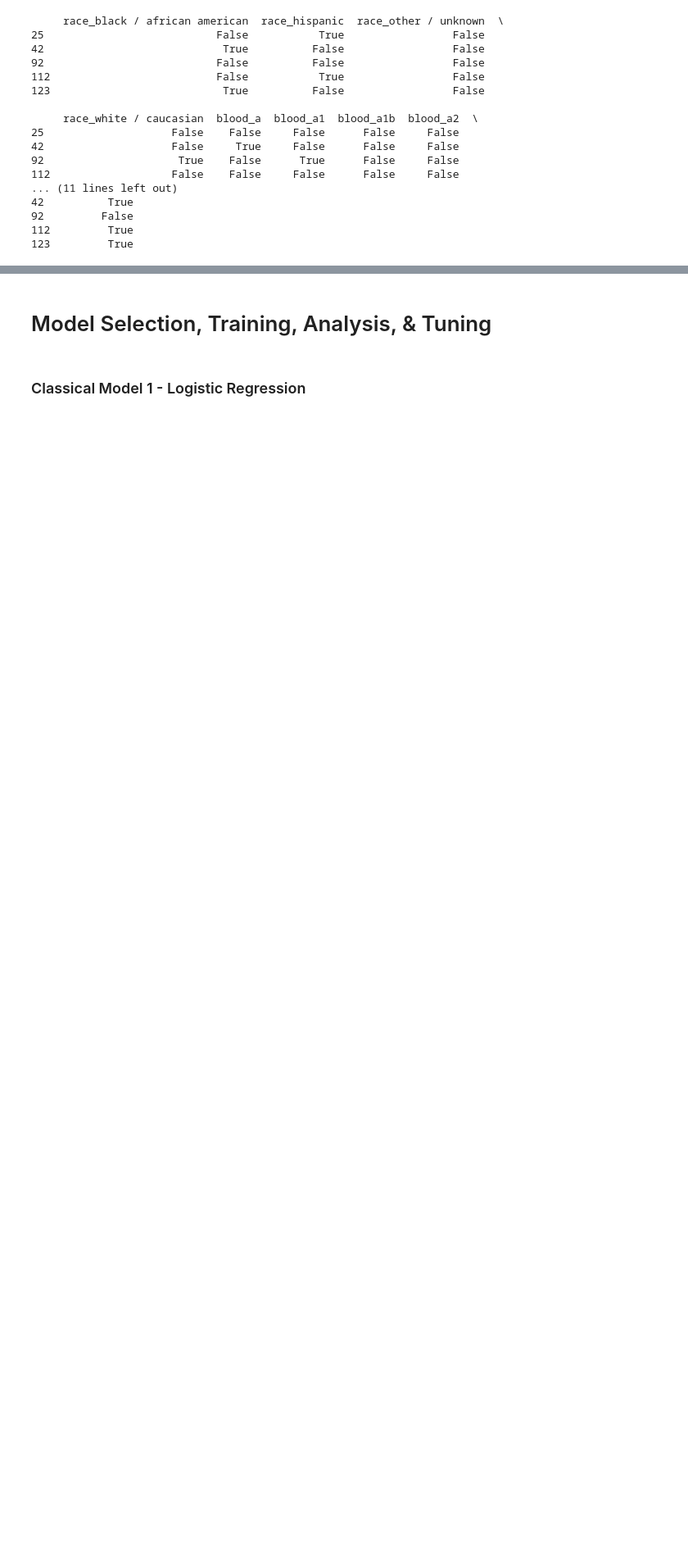
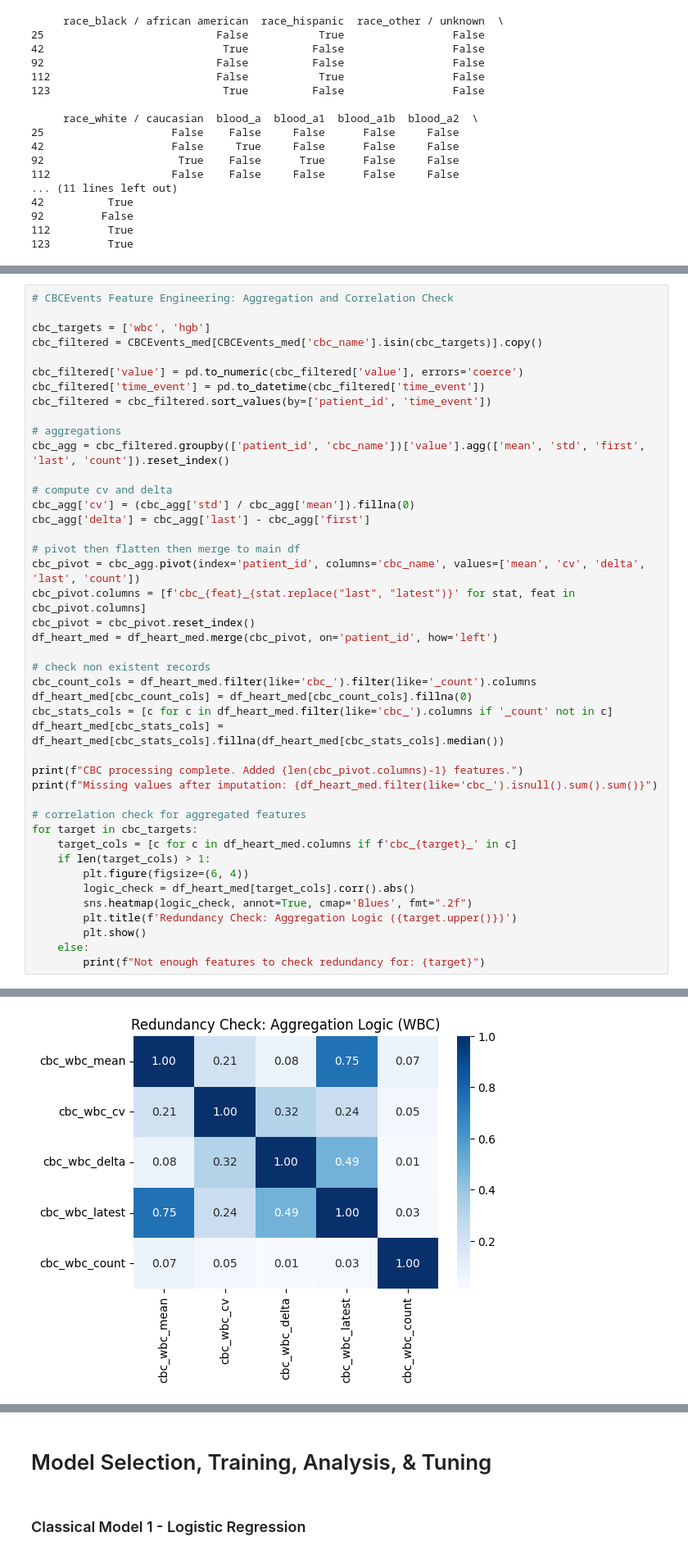
Before and after one commit to lonebono/STINTSY-MCO, a Jupyter notebook: STINTSY-MCO-Group 9.ipynb, the cells around one changed output, grey strips where cells are left out. Shown at 82% size. Cells and saved outputs as stored; diff of their text form; blank space fills up the shorter version.

```diff
--- a/STINTSY-MCO-Group 9.ipynb
+++ b/STINTSY-MCO-Group 9.ipynb
@@ -984,0 +1102,44 @@ print(df_heart_med.filter(regex='^(circ_|mech_)').head())
+# %%
+# CBCEvents Feature Engineering: Aggregation and Correlation Check
+
+cbc_targets = ['wbc', 'hgb']
+cbc_filtered = CBCEvents_med[CBCEvents_med['cbc_name'].isin(cbc_targets)].copy()
+
+cbc_filtered['value'] = pd.to_numeric(cbc_filtered['value'], errors='coerce')
+cbc_filtered['time_event'] = pd.to_datetime(cbc_filtered['time_event'])
+cbc_filtered = cbc_filtered.sort_values(by=['patient_id', 'time_event'])
+
+# aggregations
+cbc_agg = cbc_filtered.groupby(['patient_id', 'cbc_name'])['value'].agg(['mean', 'std', 'first', 'last', 'count']).reset_index()
+
+# compute cv and delta
+cbc_agg['cv'] = (cbc_agg['std'] / cbc_agg['mean']).fillna(0)
+cbc_agg['delta'] = cbc_agg['last'] - cbc_agg['first']
+
+# pivot then flatten then merge to main df
+cbc_pivot = cbc_agg.pivot(index='patient_id', columns='cbc_name', values=['mean', 'cv', 'delta', 'last', 'count'])
+cbc_pivot.columns = [f'cbc_{feat}_{stat.replace("last", "latest")}' for stat, feat in cbc_pivot.columns]
+cbc_pivot = cbc_pivot.reset_index()
+df_heart_med = df_heart_med.merge(cbc_pivot, on='patient_id', how='left')
+
+# check non existent records
+cbc_count_cols = df_heart_med.filter(like='cbc_').filter(like='_count').columns
+df_heart_med[cbc_count_cols] = df_heart_med[cbc_count_cols].fillna(0)
+cbc_stats_cols = [c for c in df_heart_med.filter(like='cbc_').columns if '_count' not in c]
+df_heart_med[cbc_stats_cols] = df_heart_med[cbc_stats_cols].fillna(df_heart_med[cbc_stats_cols].median())
+
+print(f"CBC processing complete. Added {len(cbc_pivot.columns)-1} features.")
+print(f"Missing values after imputation: {df_heart_med.filter(like='cbc_').isnull().sum().sum()}")
+
+# correlation check for aggregated features
+for target in cbc_targets:
+    target_cols = [c for c in df_heart_med.columns if f'cbc_{target}_' in c]
+    if len(target_cols) > 1:
+        plt.figure(figsize=(6, 4))
+        logic_check = df_heart_med[target_cols].corr().abs()
+        sns.heatmap(logic_check, annot=True, cmap='Blues', fmt=".2f")
+        plt.title(f'Redundancy Check: Aggregation Logic ({target.upper()})')
+        plt.show()
+    else:
+        print(f"Not enough features to check redundancy for: {target}")
+# %% [output]
@@ -984,0 +1148 @@ print(df_heart_med.filter(regex='^(circ_|mech_)').head())
+[figure, added]
```
Also changed, not shown: parts of 23 cells of this notebook.
